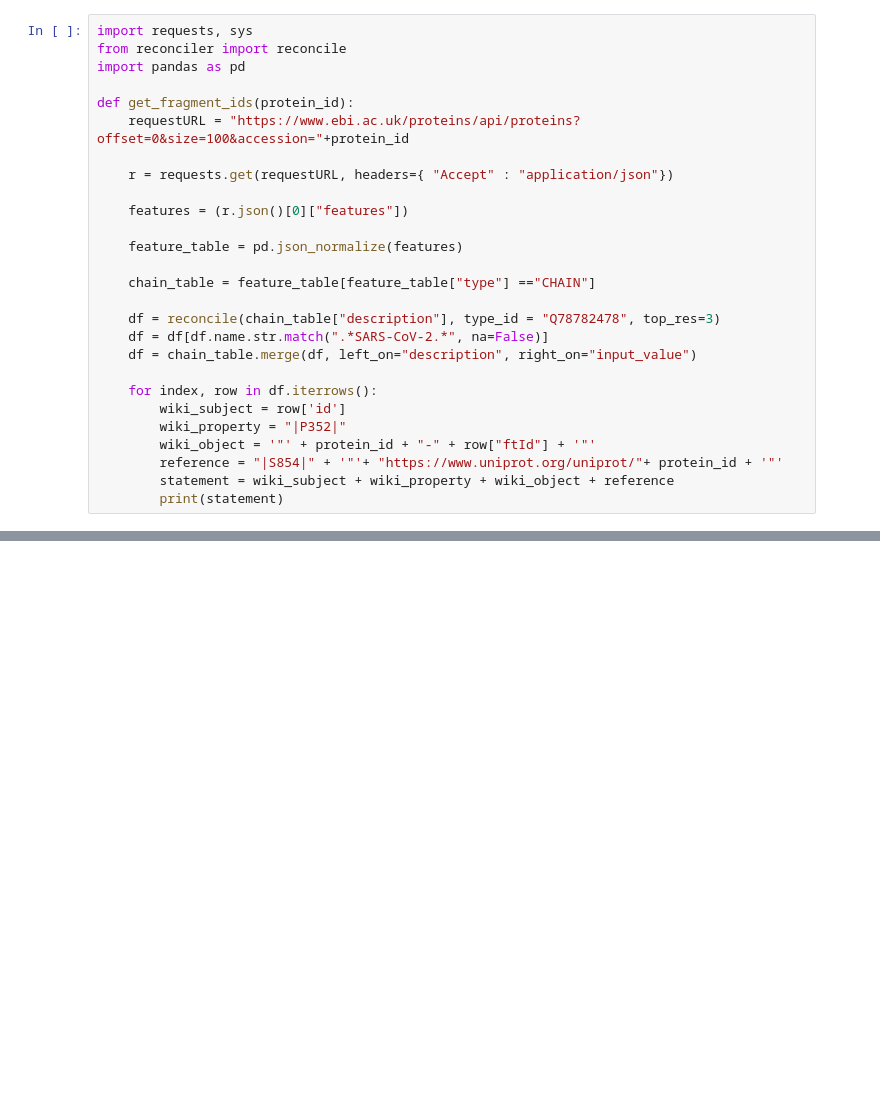
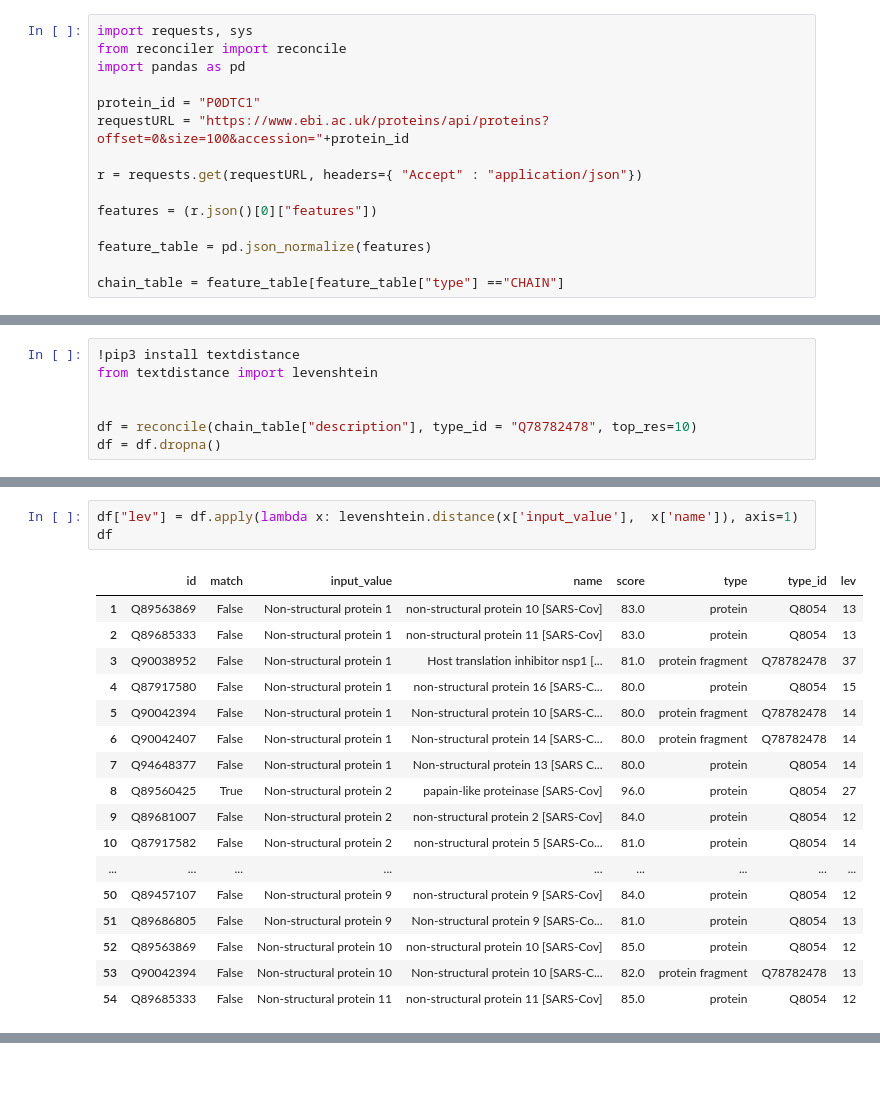
Before and after one commit to lubianat/wikidata_covid19, a Jupyter notebook: sandbox/protein_uniprot_subunits/get_fragment_ids.ipynb, the cells around one changed output, grey strips where cells are left out. Drawn from its saved outputs; the diff is of its cells as text; blank space fills up the shorter version.

```diff
--- a/sandbox/protein_uniprot_subunits/get_fragment_ids.ipynb
+++ b/sandbox/protein_uniprot_subunits/get_fragment_ids.ipynb
@@ -3,25 +3,13 @@ import requests, sys
 from reconciler import reconcile
 import pandas as pd
 
-def get_fragment_ids(protein_id):
-    requestURL = "https://www.ebi.ac.uk/proteins/api/proteins?offset=0&size=100&accession="+protein_id
+protein_id = "P0DTC1"
+requestURL = "https://www.ebi.ac.uk/proteins/api/proteins?offset=0&size=100&accession="+protein_id
 
-    r = requests.get(requestURL, headers={ "Accept" : "application/json"})
+r = requests.get(requestURL, headers={ "Accept" : "application/json"})
 
-    features = (r.json()[0]["features"])
+features = (r.json()[0]["features"])
 
-    feature_table = pd.json_normalize(features)
+feature_table = pd.json_normalize(features)
 
-    chain_table = feature_table[feature_table["type"] =="CHAIN"]
-
-    df = reconcile(chain_table["description"], type_id = "Q78782478", top_res=3)
-    df = df[df.name.str.match(".*SARS-CoV-2.*", na=False)]
-    df = chain_table.merge(df, left_on="description", right_on="input_value")
-
-    for index, row in df.iterrows():
-        wiki_subject = row['id']
-        wiki_property = "|P352|"
-        wiki_object = '"' + protein_id + "-" + row["ftId"] + '"'
-        reference = "|S854|" + '"'+ "https://www.uniprot.org/uniprot/"+ protein_id + '"'
-        statement = wiki_subject + wiki_property + wiki_object + reference
-        print(statement)
+chain_table = feature_table[feature_table["type"] =="CHAIN"]
@@ -58,0 +32,7 @@ Q90042394|P352|"P0DTC1-PRO_0000449644"|S854|"https://www.uniprot.org/uniprot/P0D
+# %%
+!pip3 install textdistance
+from textdistance import levenshtein
+
+
+df = reconcile(chain_table["description"], type_id = "Q78782478", top_res=10)
+df = df.dropna()
@@ -58,0 +42,21 @@ Q90042394|P352|"P0DTC1-PRO_0000449644"|S854|"https://www.uniprot.org/uniprot/P0D
+# %%
+df["lev"] = df.apply(lambda x: levenshtein.distance(x['input_value'],  x['name']), axis=1)
+df
+# %% [output]
+|  | id | match | input_value | name | score | type | type_id | lev |
+| 1 | Q89563869 | False | Non-structural protein 1 | non-structural protein 10 [SARS-Cov] | 83.0 | protein | Q8054 | 13 |
+| 2 | Q89685333 | False | Non-structural protein 1 | non-structural protein 11 [SARS-Cov] | 83.0 | protein | Q8054 | 13 |
+| 3 | Q90038952 | False | Non-structural protein 1 | Host translation inhibitor nsp1 [... | 81.0 | protein fragment | Q78782478 | 37 |
+| 4 | Q87917580 | False | Non-structural protein 1 | non-structural protein 16 [SARS-C... | 80.0 | protein | Q8054 | 15 |
+| 5 | Q90042394 | False | Non-structural protein 1 | Non-structural protein 10 [SARS-C... | 80.0 | protein fragment | Q78782478 | 14 |
+| 6 | Q90042407 | False | Non-structural protein 1 | Non-structural protein 14 [SARS-C... | 80.0 | protein fragment | Q78782478 | 14 |
+| 7 | Q94648377 | False | Non-structural protein 1 | Non-structural protein 13 [SARS C... | 80.0 | protein | Q8054 | 14 |
+| 8 | Q89560425 | True | Non-structural protein 2 | papain-like proteinase [SARS-Cov] | 96.0 | protein | Q8054 | 27 |
+| 9 | Q89681007 | False | Non-structural protein 2 | non-structural protein 2 [SARS-Cov] | 84.0 | protein | Q8054 | 12 |
+| 10 | Q87917582 | False | Non-structural protein 2 | non-structural protein 5 [SARS-Co... | 81.0 | protein | Q8054 | 14 |
+| ... | ... | ... | ... | ... | ... | ... | ... | ... |
+| 50 | Q89457107 | False | Non-structural protein 9 | non-structural protein 9 [SARS-Cov] | 84.0 | protein | Q8054 | 12 |
+| 51 | Q89686805 | False | Non-structural protein 9 | Non-structural protein 9 [SARS-Co... | 81.0 | protein | Q8054 | 13 |
+| 52 | Q89563869 | False | Non-structural protein 10 | non-structural protein 10 [SARS-Cov] | 85.0 | protein | Q8054 | 12 |
+| 53 | Q90042394 | False | Non-structural protein 10 | Non-structural protein 10 [SARS-C... | 82.0 | protein fragment | Q78782478 | 13 |
+| 54 | Q89685333 | False | Non-structural protein 11 | non-structural protein 11 [SARS-Cov] | 85.0 | protein | Q8054 | 12 |
```
Also changed, not shown: parts of 6 cells of this notebook.
